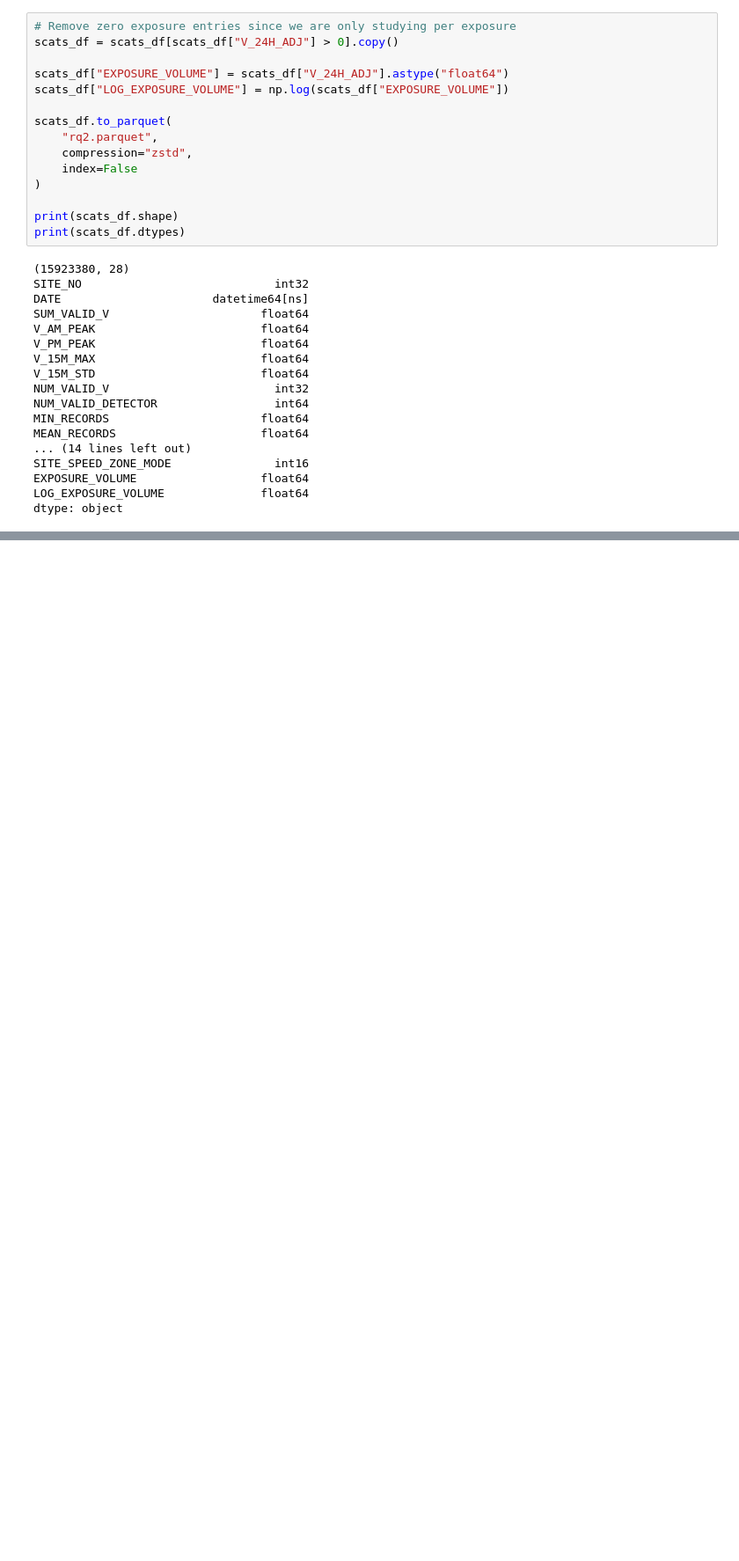
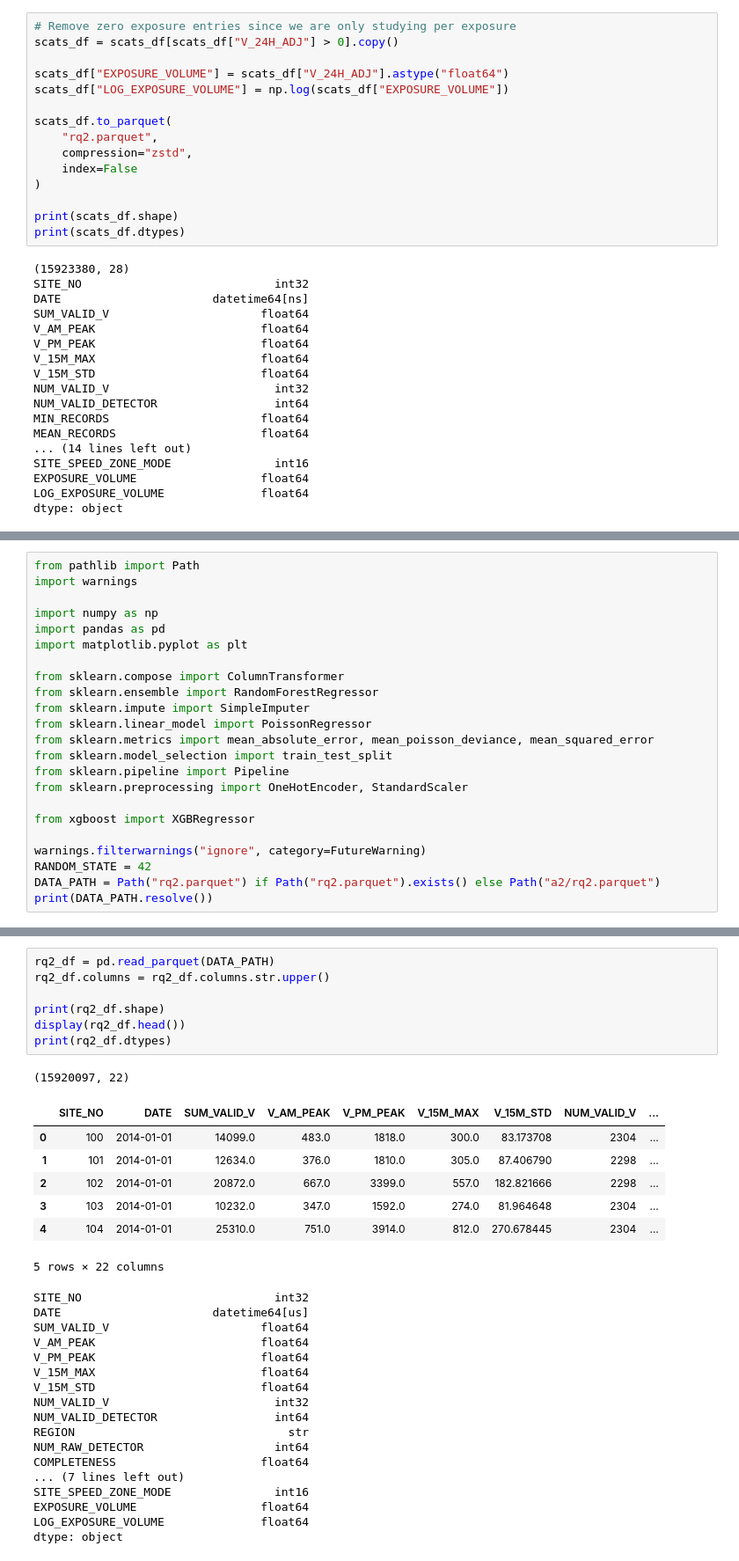
Before and after one commit to comp90049-g65/a2, a Jupyter notebook: rq2.ipynb, the cells around one changed output, grey strips where cells are left out. Shown at 88% size. Saved outputs shown, nothing was run; the diff lists cells and outputs as text; blank space fills up the shorter version.

```diff
--- a/rq2.ipynb
+++ b/rq2.ipynb
@@ -479,0 +490,23 @@ dtype: object
+# %%
+from pathlib import Path
+import warnings
+
+import numpy as np
+import pandas as pd
+import matplotlib.pyplot as plt
+
+from sklearn.compose import ColumnTransformer
+from sklearn.ensemble import RandomForestRegressor
+from sklearn.impute import SimpleImputer
+from sklearn.linear_model import PoissonRegressor
+from sklearn.metrics import mean_absolute_error, mean_poisson_deviance, mean_squared_error
+from sklearn.model_selection import train_test_split
+from sklearn.pipeline import Pipeline
+from sklearn.preprocessing import OneHotEncoder, StandardScaler
+
+from xgboost import XGBRegressor
+
+warnings.filterwarnings("ignore", category=FutureWarning)
+RANDOM_STATE = 42
+DATA_PATH = Path("rq2.parquet") if Path("rq2.parquet").exists() else Path("a2/rq2.parquet")
+print(DATA_PATH.resolve())
@@ -479,0 +519,33 @@ dtype: object
+# %%
+rq2_df = pd.read_parquet(DATA_PATH)
+rq2_df.columns = rq2_df.columns.str.upper()
+
+print(rq2_df.shape)
+display(rq2_df.head())
+print(rq2_df.dtypes)
+# %% [output]
+(15920097, 22)
+|  | SITE_NO | DATE | SUM_VALID_V | V_AM_PEAK | V_PM_PEAK | V_15M_MAX | V_15M_STD | NUM_VALID_V | ... |
+| 0 | 100 | 2014-01-01 | 14099.0 | 483.0 | 1818.0 | 300.0 | 83.173708 | 2304 | ... |
+| 1 | 101 | 2014-01-01 | 12634.0 | 376.0 | 1810.0 | 305.0 | 87.406790 | 2298 | ... |
+| 2 | 102 | 2014-01-01 | 20872.0 | 667.0 | 3399.0 | 557.0 | 182.821666 | 2298 | ... |
+| 3 | 103 | 2014-01-01 | 10232.0 | 347.0 | 1592.0 | 274.0 | 81.964648 | 2304 | ... |
+| 4 | 104 | 2014-01-01 | 25310.0 | 751.0 | 3914.0 | 812.0 | 270.678445 | 2304 | ... |
+5 rows × 22 columns
+SITE_NO                            int32
+DATE                      datetime64[us]
+SUM_VALID_V                      float64
+V_AM_PEAK                        float64
+V_PM_PEAK                        float64
+V_15M_MAX                        float64
+V_15M_STD                        float64
+NUM_VALID_V                        int32
+NUM_VALID_DETECTOR                 int64
+REGION                               str
+NUM_RAW_DETECTOR                   int64
+COMPLETENESS                     float64
+... (7 lines left out)
+SITE_SPEED_ZONE_MODE               int16
+EXPOSURE_VOLUME                  float64
+LOG_EXPOSURE_VOLUME              float64
+dtype: object
```
Also changed, not shown: parts of 22 cells of this notebook, 2 other files.
